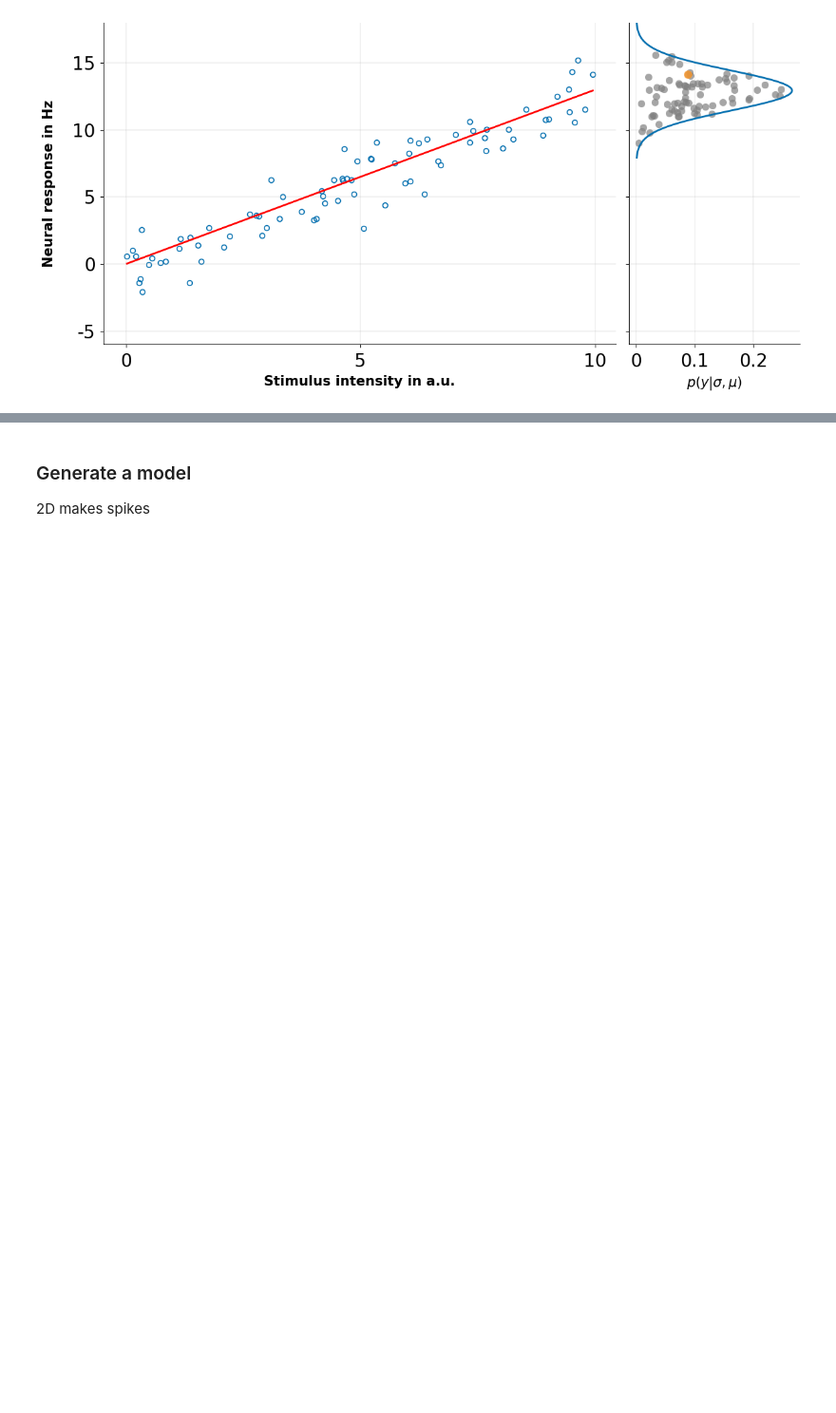
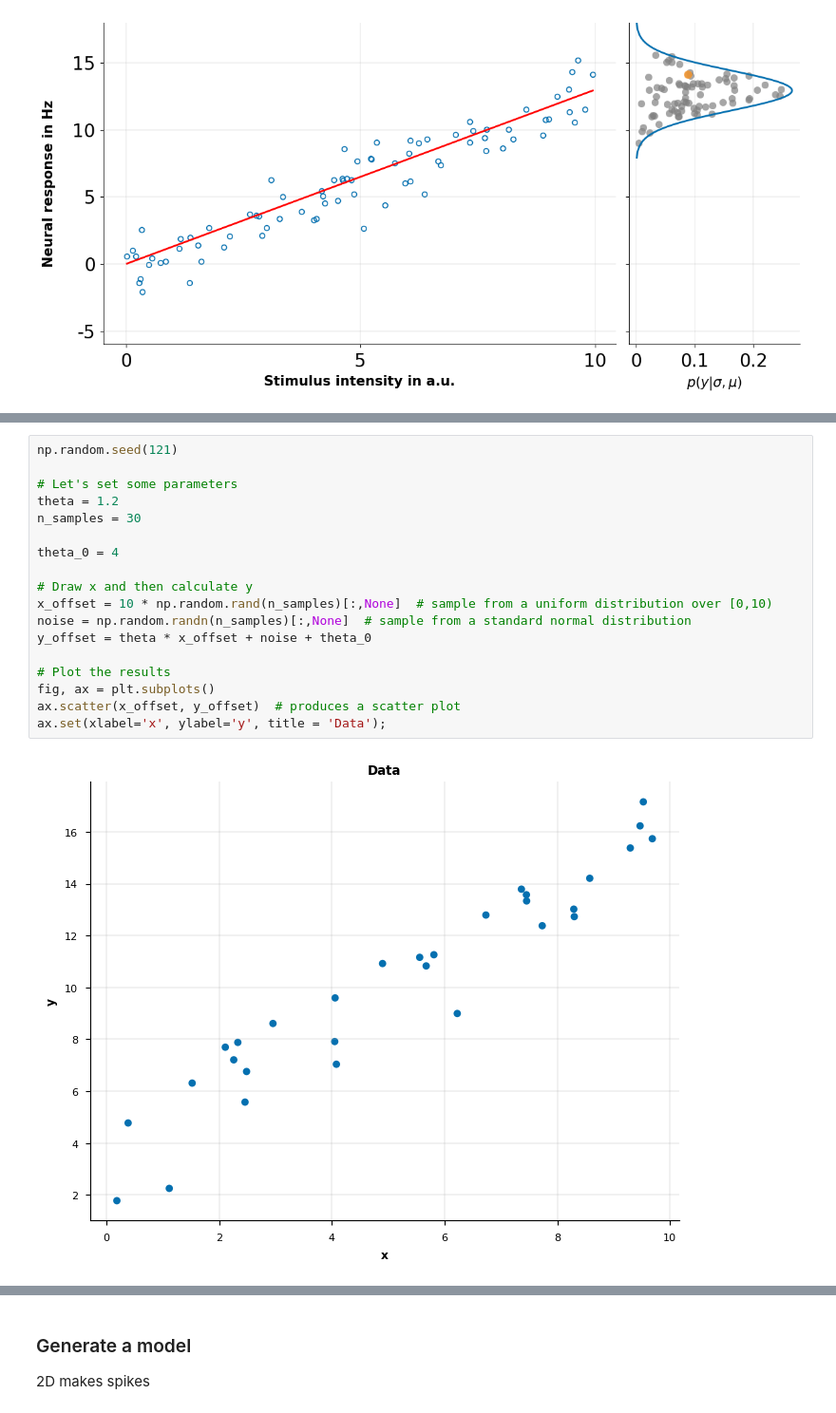
Before and after one commit to comp-neural-circuits/intro-to-comp-neuro, a Jupyter notebook: notebooks/Exc_11/notebook_11.ipynb, the cells around one changed output, grey strips where cells are left out. Shown at 95% size. Drawn from its saved outputs; the diff is of its cells as text; blank space fills up the shorter version.

```diff
--- a/notebooks/Exc_11/notebook_11.ipynb
+++ b/notebooks/Exc_11/notebook_11.ipynb
@@ -696,0 +600,20 @@ plot_MSE_poly_fits(mse_train, mse_test, max_order)
+# %%
+np.random.seed(121)
+
+# Let's set some parameters
+theta = 1.2
+n_samples = 30
+
+theta_0 = 4
+
+# Draw x and then calculate y
+x_offset = 10 * np.random.rand(n_samples)[:,None]  # sample from a uniform distribution over [0,10)
+noise = np.random.randn(n_samples)[:,None]  # sample from a standard normal distribution
+y_offset = theta * x_offset + noise + theta_0
+
+# Plot the results
+fig, ax = plt.subplots()
+ax.scatter(x_offset, y_offset)  # produces a scatter plot
+ax.set(xlabel='x', ylabel='y', title = 'Data');
+# %% [output]
+[figure, added]
```
Also changed, not shown: parts of 44 cells of this notebook, 2 other files.
